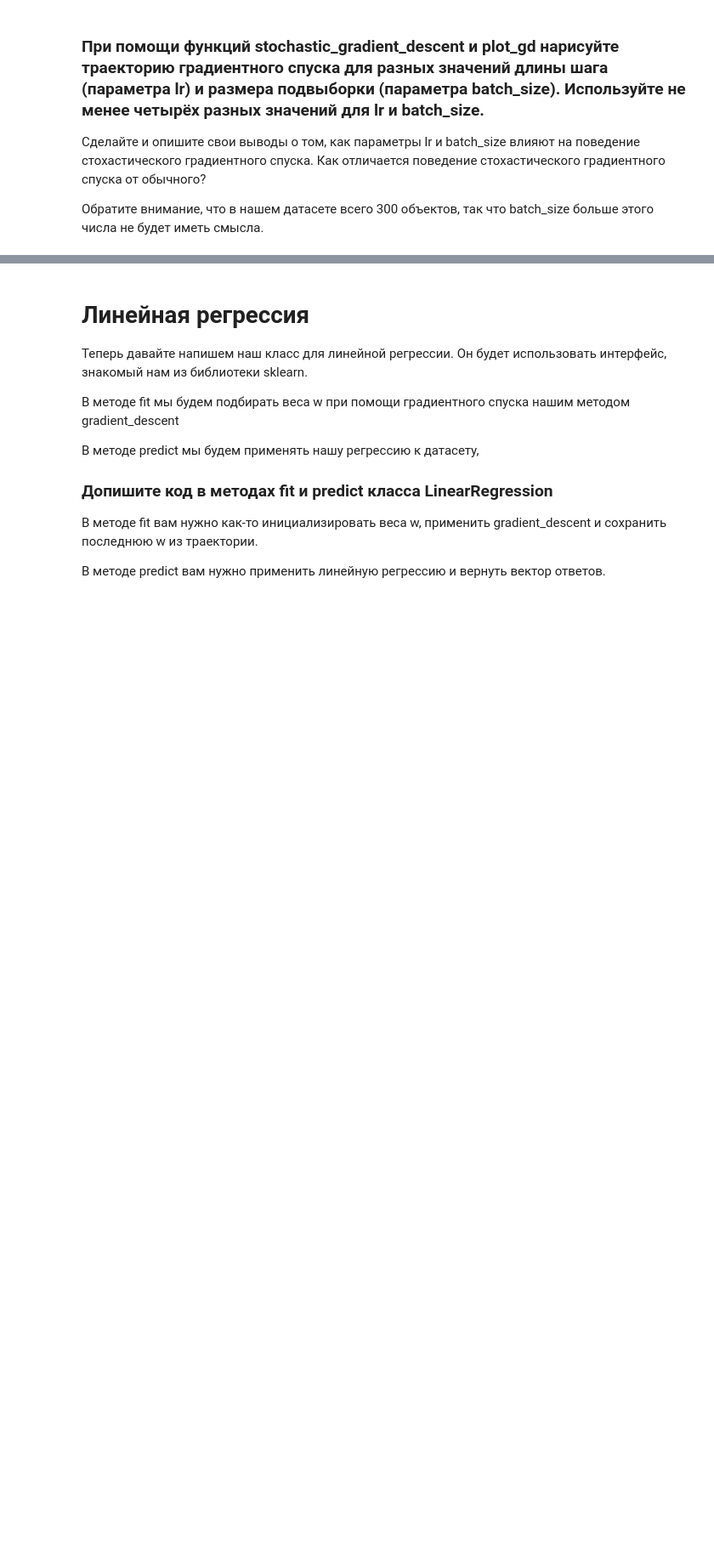
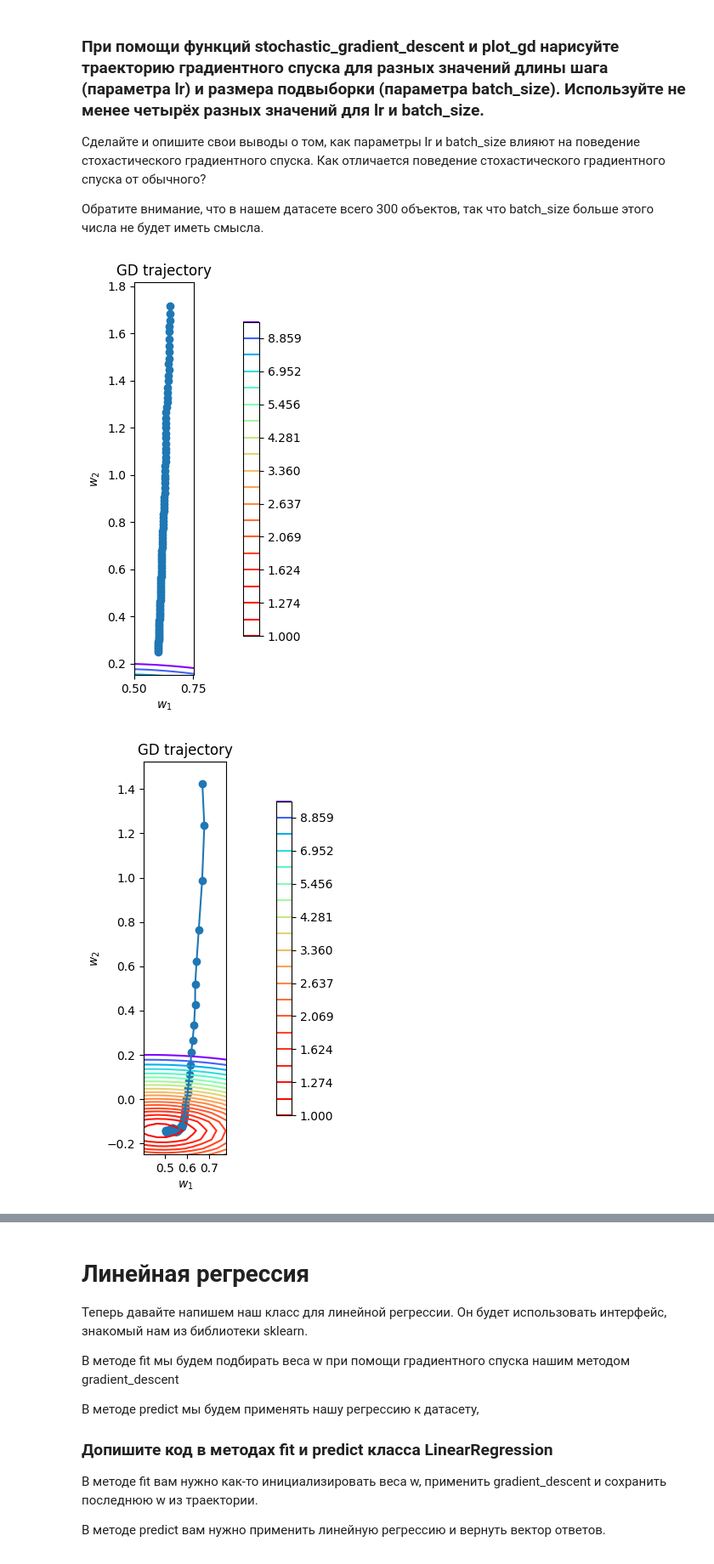
Before and after one commit to khalmatay/nn_theory, a Jupyter notebook: nn_theory_task1.ipynb, the cells around one changed output, grey strips where cells are left out. Shown: that part at 85% size. Drawn from its saved outputs; the diff is of its cells as text; code cells hidden in the pictures; blank space fills up the shorter version.

```diff
--- a/nn_theory_task1.ipynb
+++ b/nn_theory_task1.ipynb
@@ -214,10 +238,29 @@ def stochastic_gradient_descent(w_init: np.ndarray, X: np.ndarray, y: np.ndarray
     :param n_iterations: int -- сколько итераций делать
     :return: Список из n_iterations объектов np.ndarray размера (n_features,) -- история весов на каждом шаге
     """
-    pass
+    ### *Реализуйте функцию stochastic_gradient_descent¶
+
+
+    w = w_init.copy()
+    tr = []
+    for i in range(n_iterations):
+        batch_indices = np.random.choice(X.shape[0], size=batch_size, replace=False)
+        x_batch = X[batch_indices]
+        y_batch = y[batch_indices]
+        grad = loss.calc_grad(x_batch, y_batch, w)
+        w = w - lr * grad
+        tr.append(w)
+    return tr
 # %% [markdown]
 ### При помощи функций stochastic_gradient_descent и plot_gd нарисуйте траекторию градиентного спуска для разных значений длины шага (параметра lr) и размера подвыборки (параметра batch_size). Используйте не менее четырёх разных значений для lr и batch_size.
 
 Сделайте и опишите свои выводы о том, как параметры lr и batch_size влияют на поведение стохастического градиентного спуска. Как отличается поведение стохастического градиентного спуска от обычного?
 
 Обратите внимание, что в нашем датасете всего 300 объектов, так что batch_size больше этого числа не будет иметь смысла.
+# %%
+for i in ([0.0001, 0.001, 0.01, 0.1]):
+    w_list = stochastic_gradient_descent(w_init, X, y, loss, i, 60 ,100)
+    plot_gd(w_list, X, y, loss)
+# %% [output]
+[figure, added]
+[figure, added]
```
Also changed, not shown: parts of 6 cells of this notebook.
